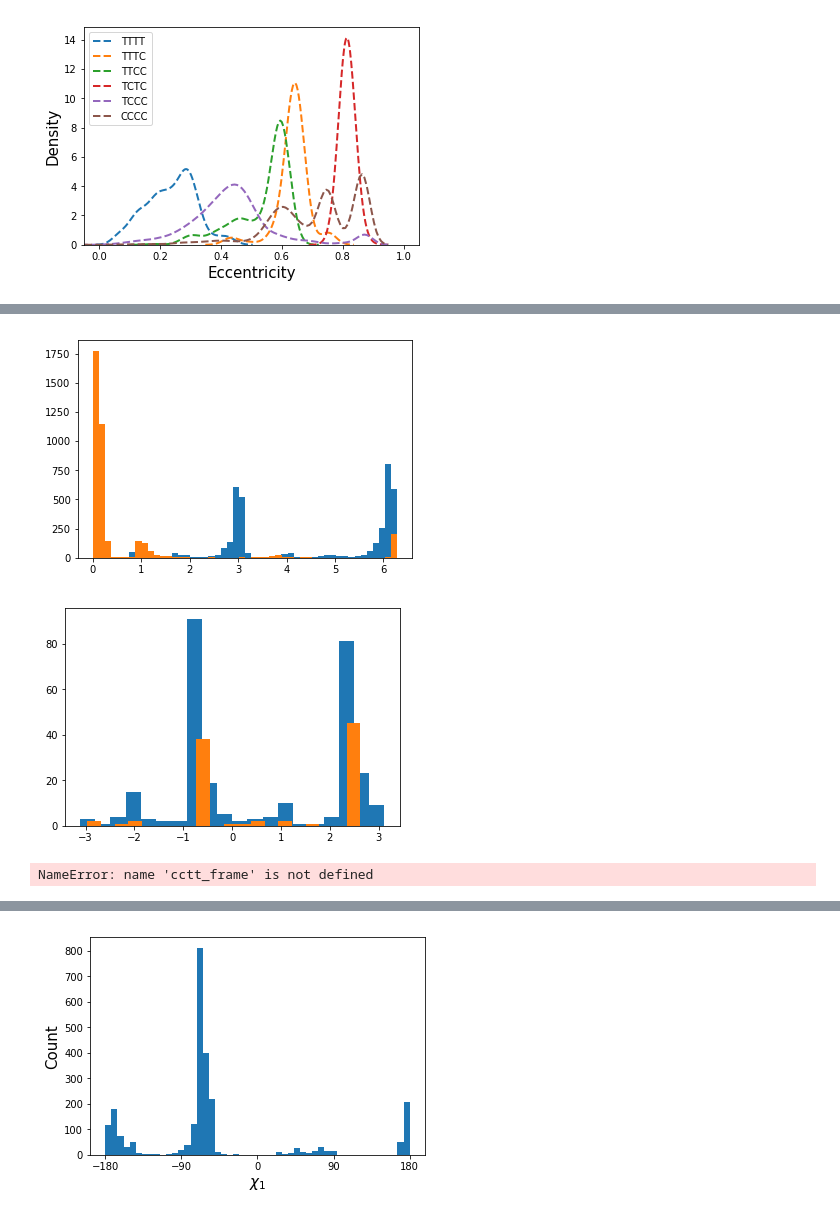
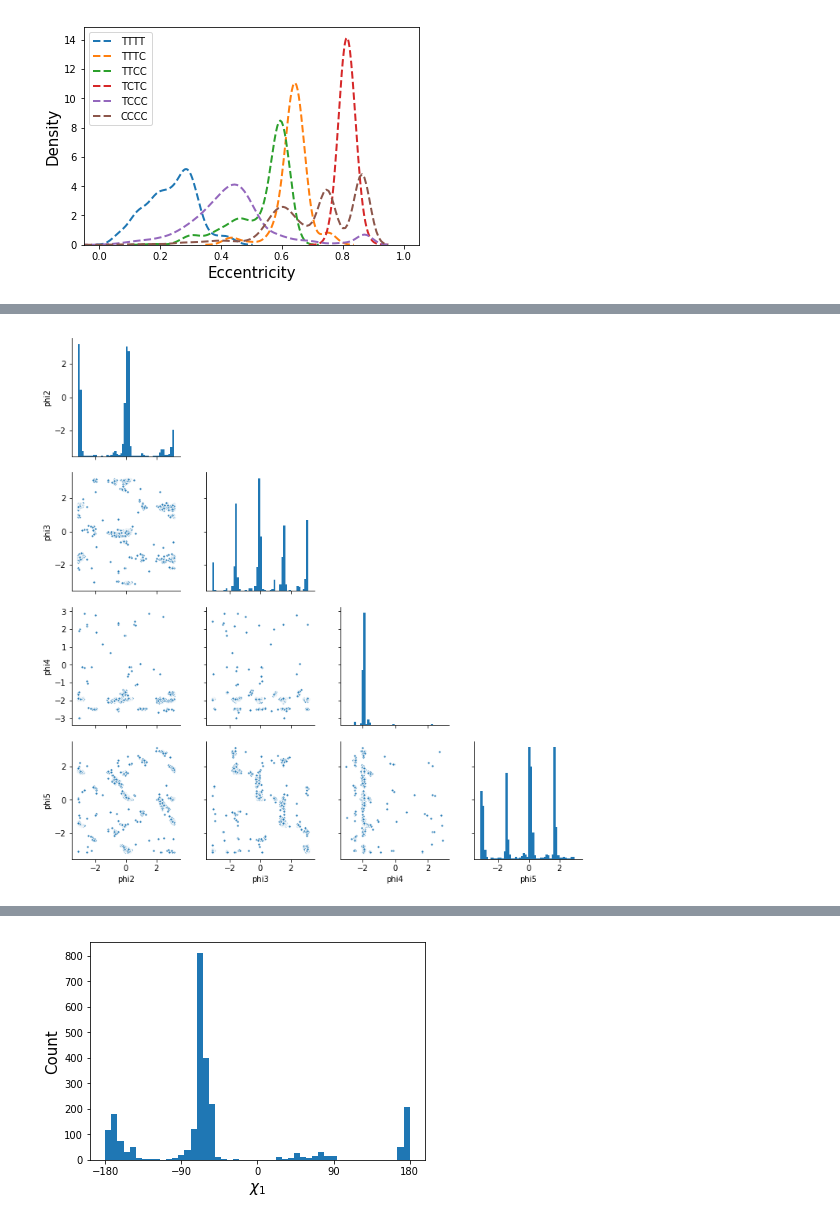
Before and after one commit to lucianlschan/RING, a Jupyter notebook: CTPs Analysis.ipynb, the cells around one changed output, grey strips where cells are left out. Saved outputs shown, nothing was run; the diff lists cells and outputs as text; code cells hidden in the pictures.

```diff
--- a/CTPs Analysis.ipynb
+++ b/CTPs Analysis.ipynb
@@ -117,20 +111,7 @@ plt.show()
-# %%
-plt.hist(np.mod(ccct_frame["phi3"]-ccct_frame["phi5"],2*np.pi),bins=50)
-plt.hist(np.mod(ccct_frame["phi3"]+ccct_frame["phi5"],2*np.pi),bins=50)
-plt.show()
-# %% [output]
-[figure, removed]
-# %%
-#plt.hist(cccc_frame["phi2"],bins=50)
-#plt.hist(ccct_frame["phi2"],bins=50)
-#plt.hist(tctc_frame["phi2"],bins=50)
-plt.hist(ttcc_frame["phi2"],bins=20)
-plt.hist(tttc_frame["phi2"],bins=20)
-plt.show()
-# %% [output]
-[figure, removed]
-# %%
-sns.pairplot(cctt_frame[["phi2","phi3","phi4","phi5"]],plot_kws=dict(s=10))
-# %% [output]
-NameError: name 'cctt_frame' is not defined
+# %%
+g1 = sns.pairplot(ccct_frame[["phi2","phi3","phi4","phi5"]],diag_kws=dict(bins=50), plot_kws=dict(s=10))
+for i, j in zip(*np.triu_indices_from(g.axes, 1)):
+    g1.axes[i, j].set_visible(False)
+# %% [output]
+[figure, added]
 # %%
```
Also changed, not shown: parts of 10 cells of this notebook, 2 other files.
